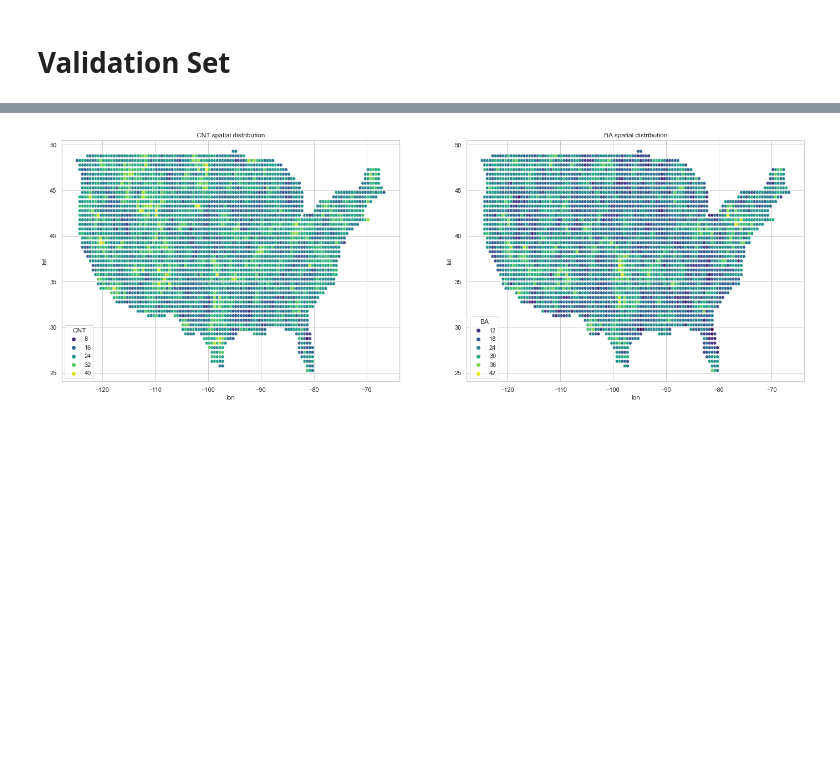
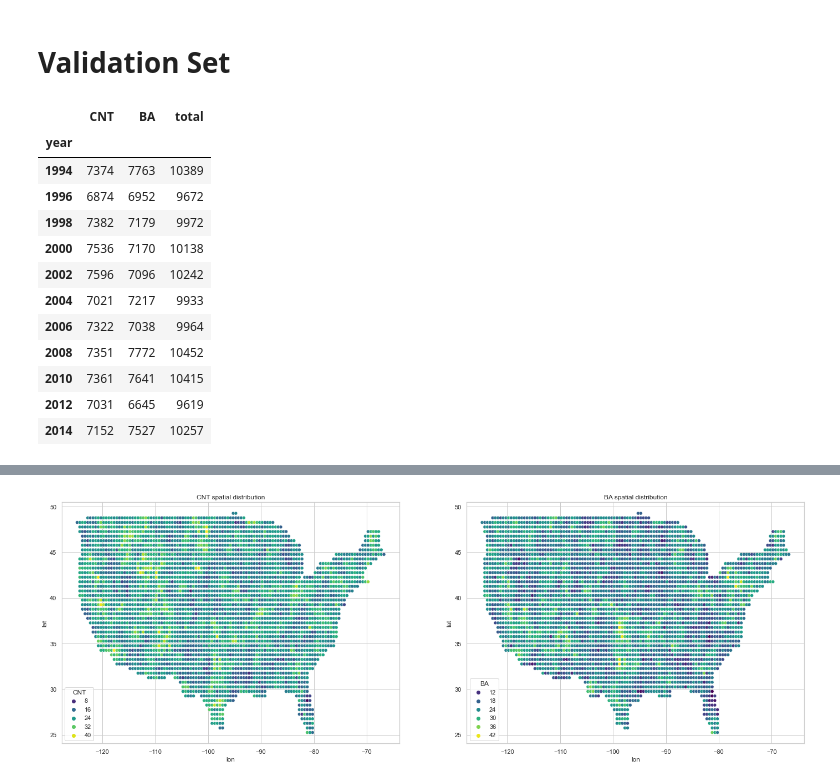
Before and after one commit to MegaCookies88/Data-Challenge-Wildfires, a Jupyter notebook: wildfires.ipynb, the cells around one changed output, grey strips where cells are left out. Cells and saved outputs as stored; diff of their text form; code cells hidden in the pictures; blank space fills up the shorter version.

```diff
--- a/wildfires.ipynb
+++ b/wildfires.ipynb
@@ -512,6 +519,27 @@ clim10_s1      2.0182      0.046     44.232      0.000       1.929       2.108
 ==============================================================================
 # %% [markdown]
 # Validation Set
+# %%
+# Distribution of missing data
+missing_data = data_validation.groupby('year')[['CNT','BA','lon']].count()
+missing_data.rename(columns={'lon': 'total'}, inplace=True)
+missing_data['CNT'] = missing_data.total - missing_data.CNT
+missing_data['BA'] = missing_data.total - missing_data.BA
+missing_data
+# %% [output]
+|  | CNT | BA | total |
+| year |  |  |  |
+| 1994 | 7374 | 7763 | 10389 |
+| 1996 | 6874 | 6952 | 9672 |
+| 1998 | 7382 | 7179 | 9972 |
+| 2000 | 7536 | 7170 | 10138 |
+| 2002 | 7596 | 7096 | 10242 |
+| 2004 | 7021 | 7217 | 9933 |
+| 2006 | 7322 | 7038 | 9964 |
+| 2008 | 7351 | 7772 | 10452 |
+| 2010 | 7361 | 7641 | 10415 |
+| 2012 | 7031 | 6645 | 9619 |
+| 2014 | 7152 | 7527 | 10257 |
 # %%
 # Land Cover
 data_validation[['lc1', 'lc2', 'lc3', 'lc4', 'lc5', 'lc6', 'lc7', 'lc8', 'lc9',
```
Also changed, not shown: parts of 7 cells of this notebook.
